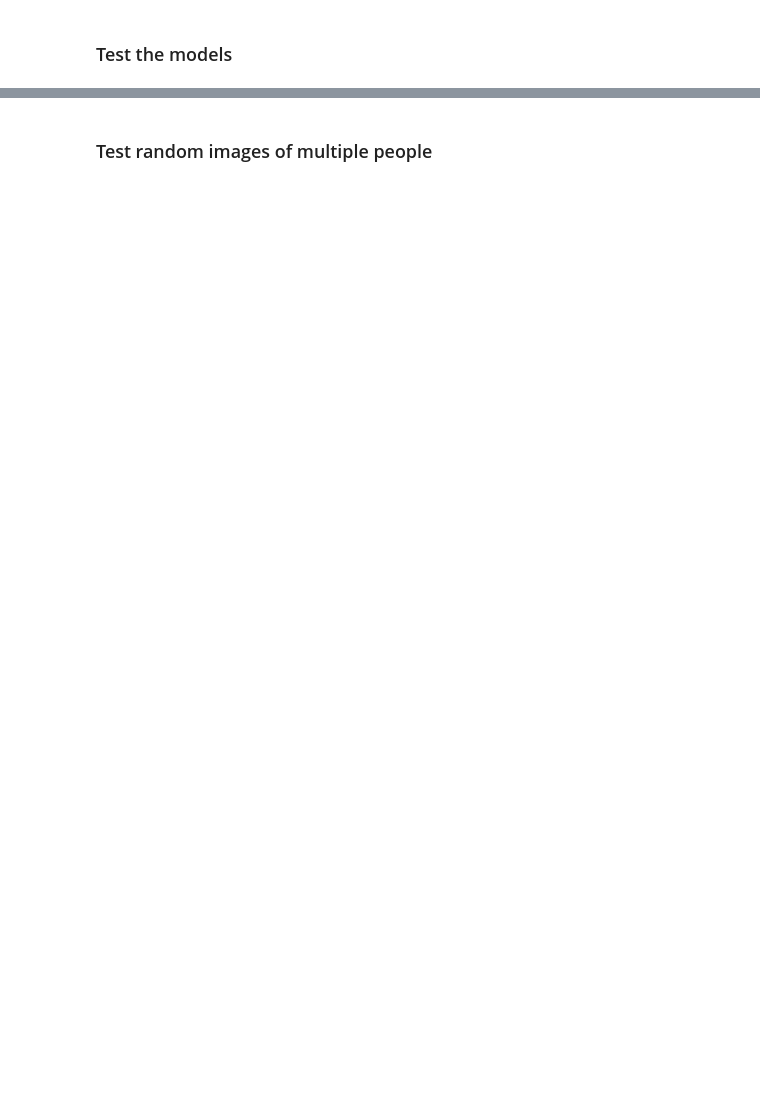
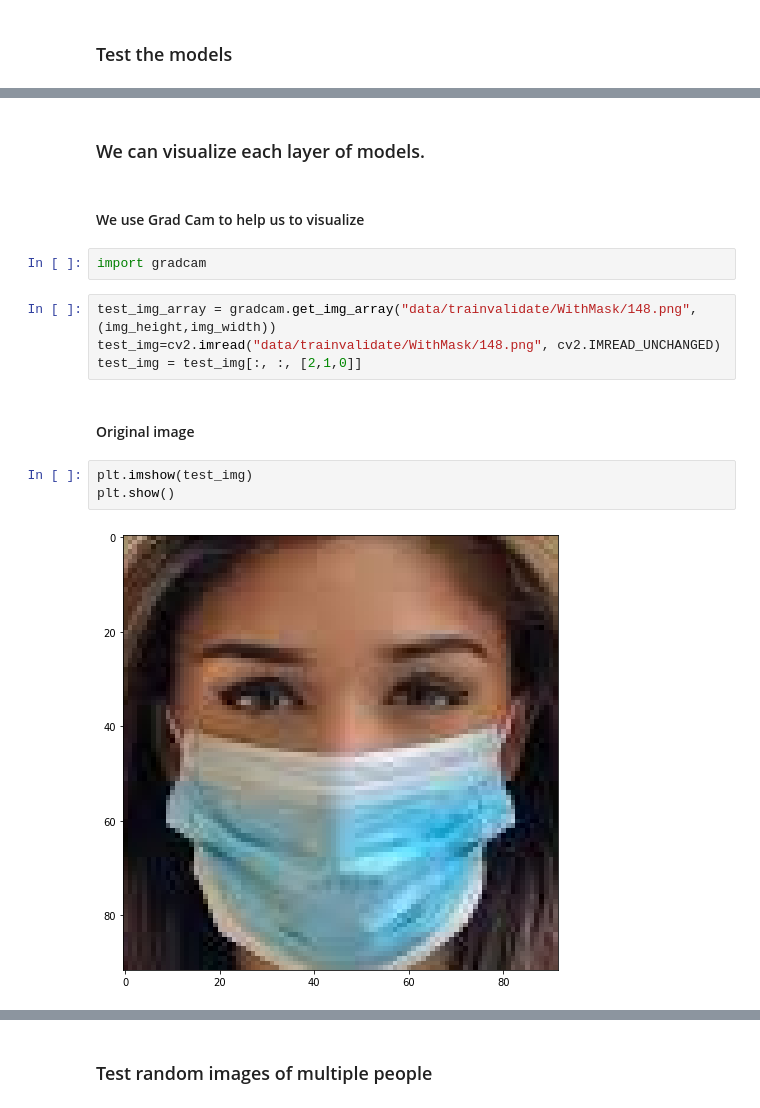
Before and after one commit to fdagher1/Face-Mask-Detection, a Jupyter notebook: FinalProject.ipynb, the cells around one changed output, grey strips where cells are left out. Cells and saved outputs as stored; diff of their text form; blank space fills up the shorter version.

```diff
--- a/FinalProject.ipynb
+++ b/FinalProject.ipynb
@@ -480,0 +728,17 @@ Model 4        0.9970674514770508
+# %% [markdown]
+### We can visualize each layer of models.
+# %% [markdown]
+#### We use Grad Cam to help us to visualize
+# %%
+import gradcam
+# %%
+test_img_array = gradcam.get_img_array("data/trainvalidate/WithMask/148.png",(img_height,img_width))
+test_img=cv2.imread("data/trainvalidate/WithMask/148.png", cv2.IMREAD_UNCHANGED)
+test_img = test_img[:, :, [2,1,0]]
+# %% [markdown]
+#### Original image
+# %%
+plt.imshow(test_img)
+plt.show()
+# %% [output]
+[figure, added]
```
Also changed, not shown: parts of 37 cells of this notebook.
